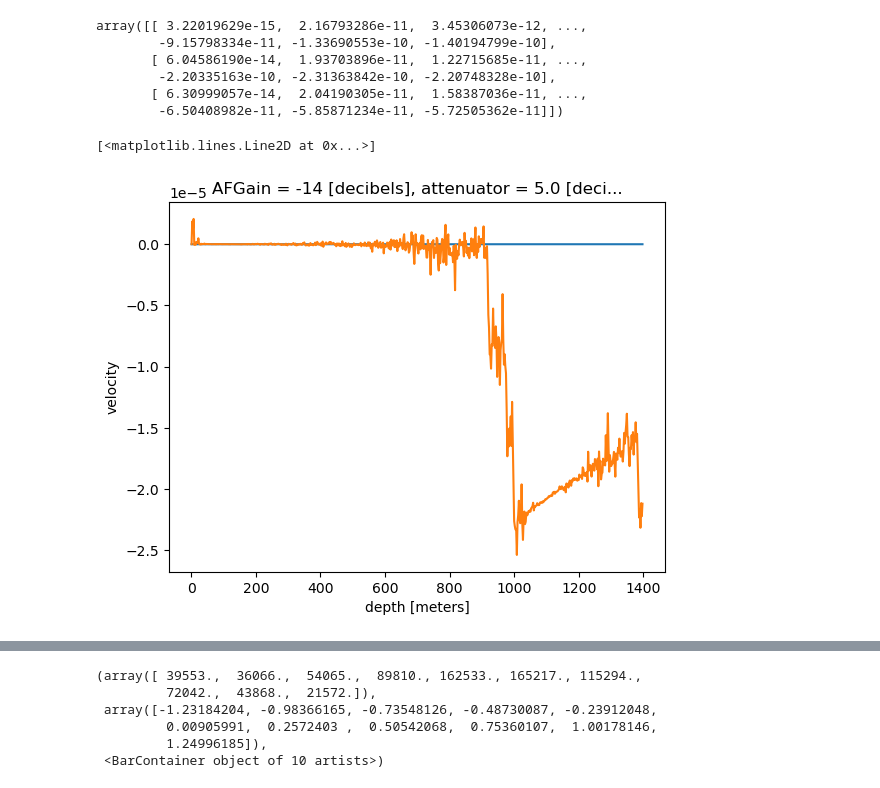
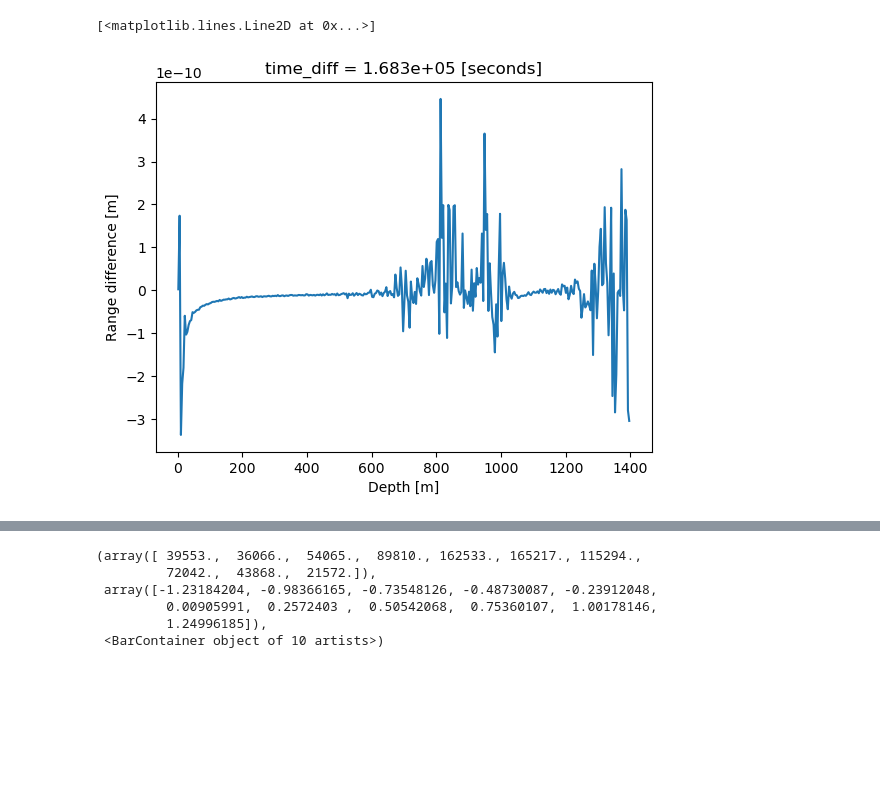
Before and after one commit to ldeo-glaciology/xapres, a Jupyter notebook: notebooks/test_notes/vels_sanity_test.ipynb, the cells around one changed output, grey strips where cells are left out. Saved outputs shown, nothing was run; the diff lists cells and outputs as text; code cells hidden in the pictures; blank space fills up the shorter version.

Commit message:
Formatted range_diff output to be xarray

```diff
--- a/notebooks/test_notes/vels_sanity_test.ipynb
+++ b/notebooks/test_notes/vels_sanity_test.ipynb
@@ -50,2 +67,2 @@ First, let us look at bursts from before the lake drainage. We'll select two fro
 # %%
-timeseries = ds_101.isel(attenuator_setting_pair = 1,time=range(954,1142)).profile_stacked.compute()
+timeseries = ds_101.isel(attenuator_setting_pair = 0,time=range(954,1142)).profile_stacked.compute()
@@ -52,3 +71,3 @@ timeseries = ds_101.isel(attenuator_setting_pair = 1,time=range(954,1142)).profi
 # %%
-b1 = timeseries.isel(time=[1,2,7])
-b2 = timeseries.isel(time=[2,3,20])
+b1 = timeseries.isel(time=range(0,len(timeseries.time)-1))
+b2 = timeseries.isel(time=range(1,len(timeseries.time)))
@@ -55,3 +76,3 @@ b2 = timeseries.isel(time=[2,3,20])
 # %%
-ds, vels, error = xa.generate_range_diff(b1,b2,10,10,None,0)
+ds = xa.generate_range_diff(b1,b2,19,19,None,0)
 # %% [output]
@@ -89,2 +92,0 @@ idxs.shape
-# %%
-ds = data1.profile_range[idxs]
@@ -179,15 +93,5 @@ w = phase2range(phi,3e8,ds.data,2e8,3.18)
-# %%
-w
-# %% [output]
-array([[ 3.22019629e-15,  2.16793286e-11,  3.45306073e-12, ...,
-        -9.15798334e-11, -1.33690553e-10, -1.40194799e-10],
-       [ 6.04586190e-14,  1.93703896e-11,  1.22715685e-11, ...,
-        -2.20335163e-10, -2.31363842e-10, -2.20748328e-10],
-       [ 6.30999057e-14,  2.04190305e-11,  1.58387036e-11, ...,
-        -6.50408982e-11, -5.85871234e-11, -5.72505362e-11]])
-# %%
-plt.plot(ds,w[1,:])
-vels.velocity.plot()
-# %% [output]
-[<matplotlib.lines.Line2D at 0x...>]
-[figure, removed]
+# %%
+ds.range_diff.isel(time_diff=-1).plot()
+# %% [output]
+[<matplotlib.lines.Line2D at 0x...>]
+[figure, added]
```
Also changed, not shown: parts of 25 cells of this notebook, 1 other file.
